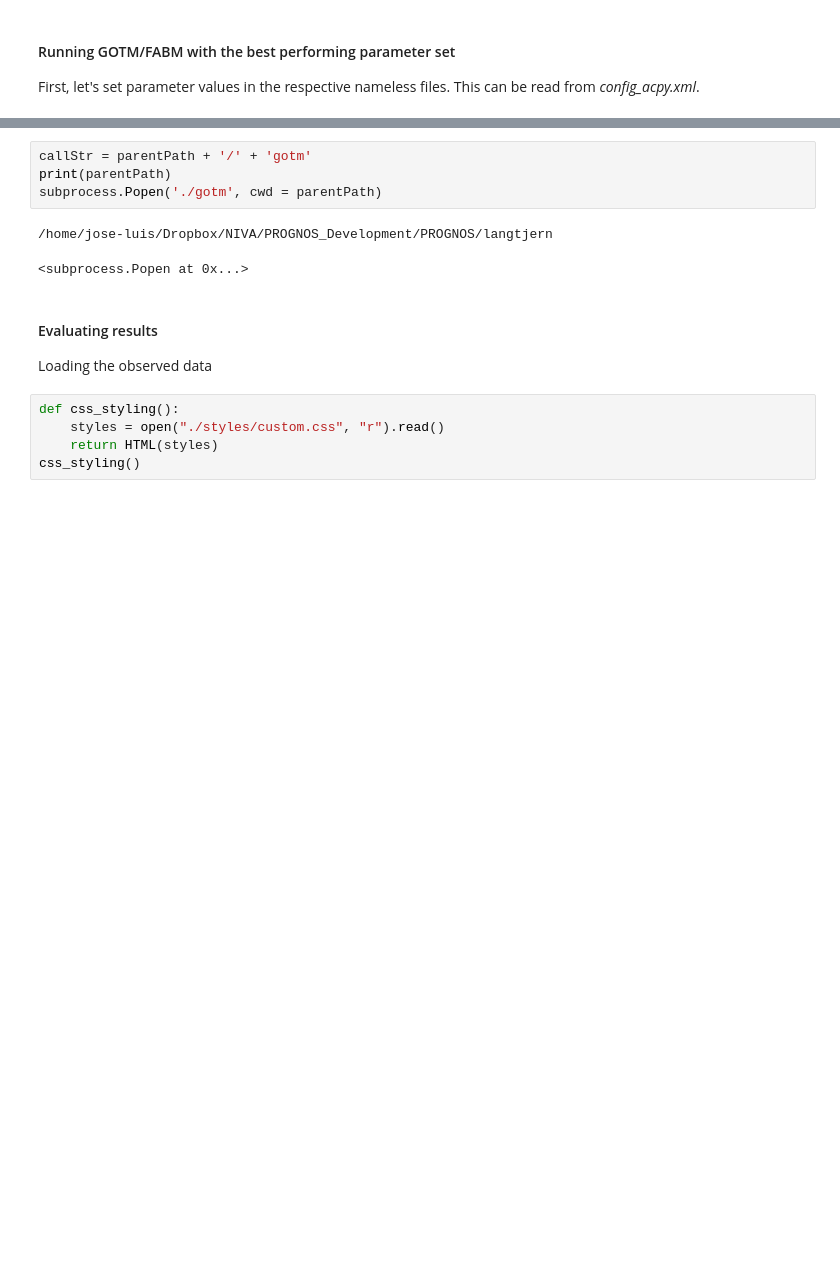
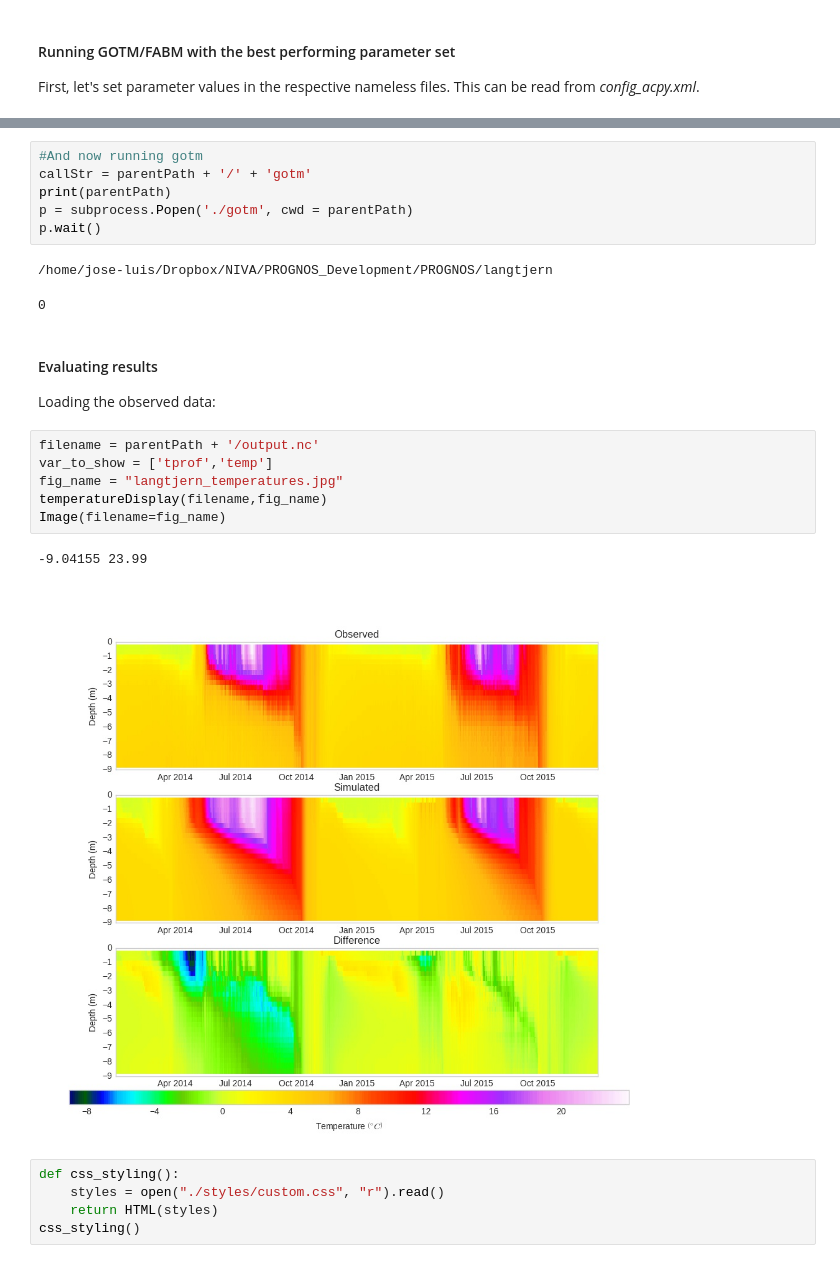
Before and after one commit to Lecheps/gotm_fabm_langtjern, a Jupyter notebook: Setup.ipynb, the cells around one changed output, grey strips where cells are left out. Drawn from its saved outputs; the diff is of its cells as text; blank space fills up the shorter version.

Commit message:
Added script for the visualization of variables in output.nc
The temperature is shown in the jupyter notebook and the helper
functions are defined in the python script _displayNC.py_

```diff
--- a/Setup.ipynb
+++ b/Setup.ipynb
@@ -293,16 +295,27 @@ Setting parameter value in file:
 /home/jose-luis/Dropbox/NIVA/PROGNOS_Development/PROGNOS/langtjern/obs.nml
 /home/jose-luis/Dropbox/NIVA/PROGNOS_Development/PROGNOS/langtjern/obs.nml
 # %%
+#And now running gotm
 callStr = parentPath + '/' + 'gotm'
 print(parentPath)
-subprocess.Popen('./gotm', cwd = parentPath)
+p = subprocess.Popen('./gotm', cwd = parentPath)
+p.wait()
 # %% [output]
 /home/jose-luis/Dropbox/NIVA/PROGNOS_Development/PROGNOS/langtjern
-<subprocess.Popen at 0x...>
+0
 # %% [markdown]
 #### Evaluating results
 
-Loading the observed data
+Loading the observed data:
+# %%
+filename = parentPath + '/output.nc'
+var_to_show = ['tprof','temp']
+fig_name = "langtjern_temperatures.jpg"
+temperatureDisplay(filename,fig_name)
+Image(filename=fig_name)
+# %% [output]
+-9.04155 23.99
+[figure, added]
 # %%
 def css_styling():
     styles = open("./styles/custom.css", "r").read()
```
Also changed, not shown: parts of 3 cells of this notebook, 1 other file.
